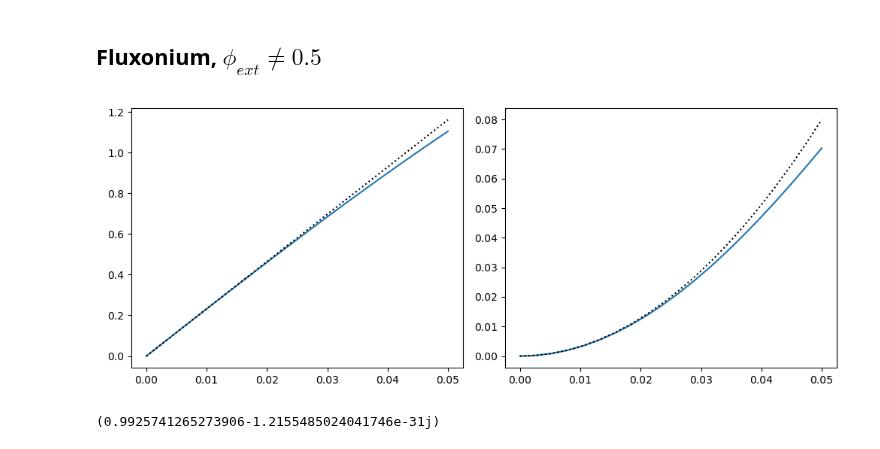
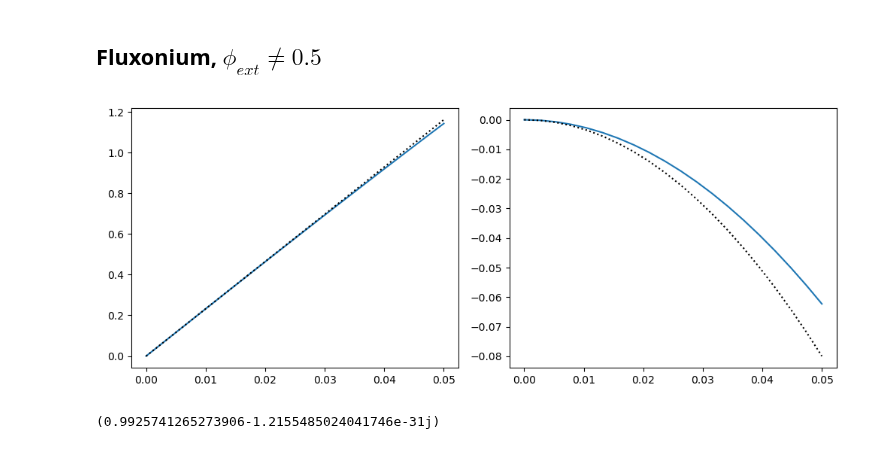
Before and after one commit to GabrielJauma/tunable-capacitive-coupling-flux-qubits, a Jupyter notebook: uni_cell/unit_cell_effective_hamiltonians.ipynb, the cells around one changed output. Drawn from its saved outputs; the diff is of its cells as text; code cells hidden in the pictures.

```diff
--- a/uni_cell/unit_cell_effective_hamiltonians.ipynb
+++ b/uni_cell/unit_cell_effective_hamiltonians.ipynb
@@ -78,22 +78,22 @@ cos_φ_1 = fluxonium_0.cos_op(0,'eig')[1,1] * 2*np.pi
 δφ_ext = (φ_ext_values-0.5)
 
 σ_x_semianal = - (δφ_ext - δφ_ext**3/6)* EJ * sin_φ_01
-σ_z_semianal = + (δφ_ext**2/2 - δφ_ext**4/24) * EJ * (cos_φ_1-cos_φ_0) * 4 #4?
+σ_z_semianal = - (δφ_ext**2/2 - δφ_ext**4/24) * EJ * (cos_φ_1-cos_φ_0) * 4 #4?
 # %%
 labels = ['I', 'σx', 'σy', 'σz']
 
-Pauli_decomp = Pauli_SWT
+Pauli_decomp = Pauli_p1
 
 fig, (ax1, ax2) = plt.subplots(ncols=2, figsize = [10,4])
 
 ax1.plot(δφ_ext, Pauli_decomp[:,1]-Pauli_decomp[0,1], label=labels[1])
 ax2.plot(δφ_ext, Pauli_decomp[:,-1]-Pauli_decomp[0,-1], label=labels[-1])
 ax1.plot(δφ_ext, σ_x_semianal, ':k')
-ax2.plot(δφ_ext,  σ_z_semianal, ':k')
+ax2.plot(δφ_ext, σ_z_semianal, ':k')
 fig.tight_layout()
 fig.show()
 # %% [output]
-[figure, old version]
+[figure, new version]
 # %%
 ((Pauli_decomp[:,-1]-Pauli_decomp[0,-1])/ σ_z_semianal)[2]
 # %% [output]
```
